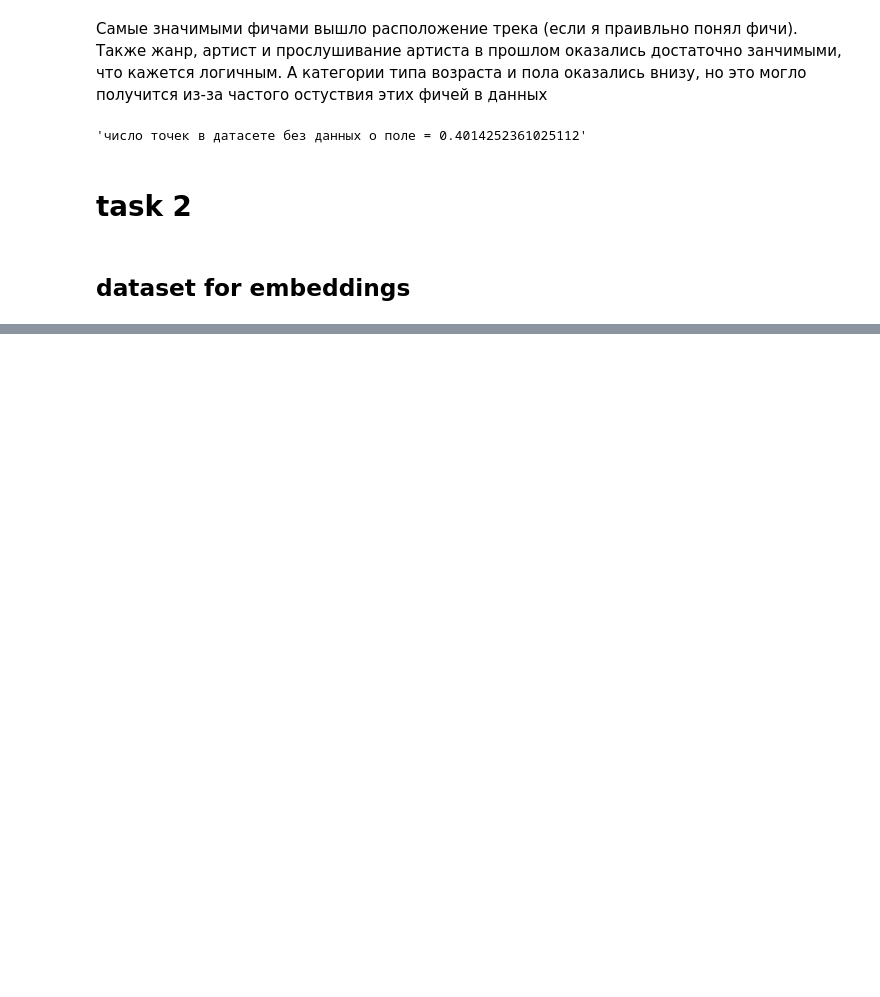
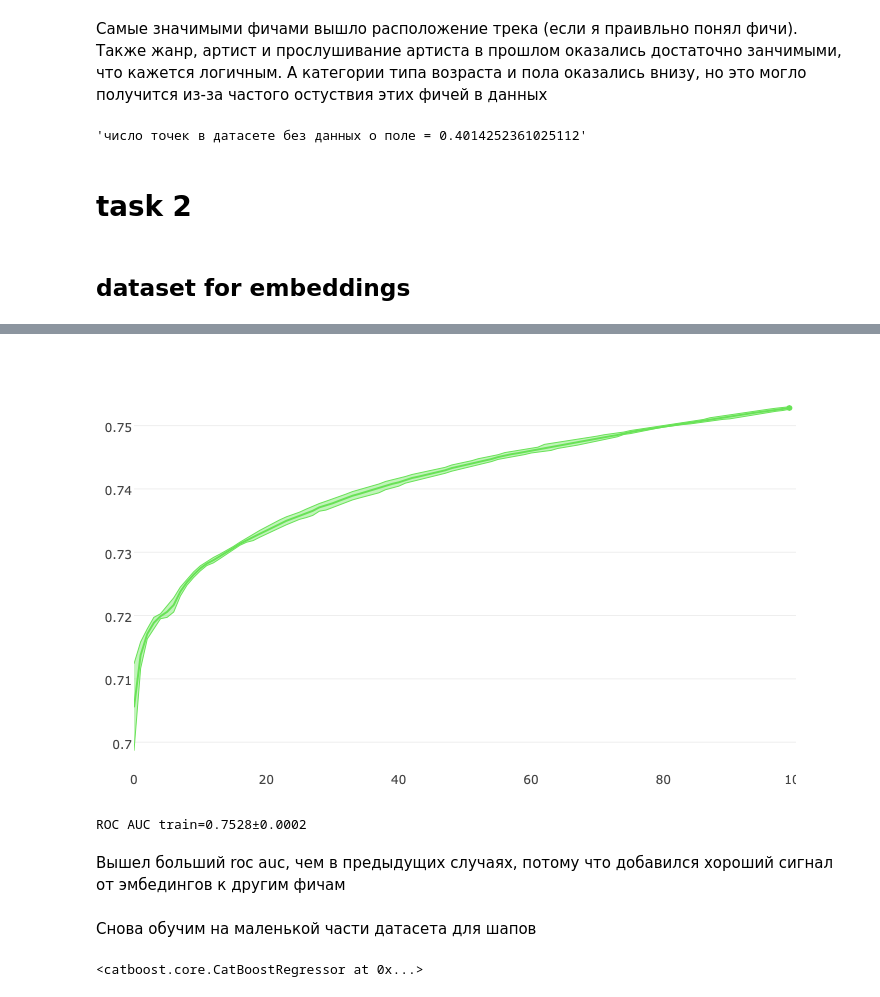
Before and after one commit to kraalfar/recsys, a Jupyter notebook: HW2.ipynb, the cells around one changed output, grey strips where cells are left out. Drawn from its saved outputs; the diff is of its cells as text; code cells hidden in the pictures; blank space fills up the shorter version.

```diff
--- a/HW2.ipynb
+++ b/HW2.ipynb
@@ -339,0 +356,13 @@ songs[songs.song_id.isin([id2song[i] for i in similars[0][1:]])]
+# %%
+aucplot = Image.open('newplot-3.png')
+aucplot
+# %% [output]
+[figure, added]
+# %%
+print(f"ROC AUC train={cv_data.iloc[-1]['test-AUC-mean']:.4f}±{cv_data.iloc[-1]['test-AUC-std']:.4f}")
+# %% [output]
+ROC AUC train=0.7528±0.0002
+# %% [markdown]
+Вышел больший roc auc, чем в предыдущих случаях, потому что добавился хороший сигнал от эмбедингов к другим фичам
+# %% [markdown]
+Снова обучим на маленькой части датасета для шапов
@@ -339,0 +380,6 @@ songs[songs.song_id.isin([id2song[i] for i in similars[0][1:]])]
+# %%
+clf = CatBoostRegressor(**params_shap)
+
+clf.fit(X_train, y_train, cat_features=[0, 1, 2, 3, 4, 5, 6, 7], verbose=False)
+# %% [output]
+<catboost.core.CatBoostRegressor at 0x...>
```
Also changed, not shown: parts of 71 cells of this notebook.
